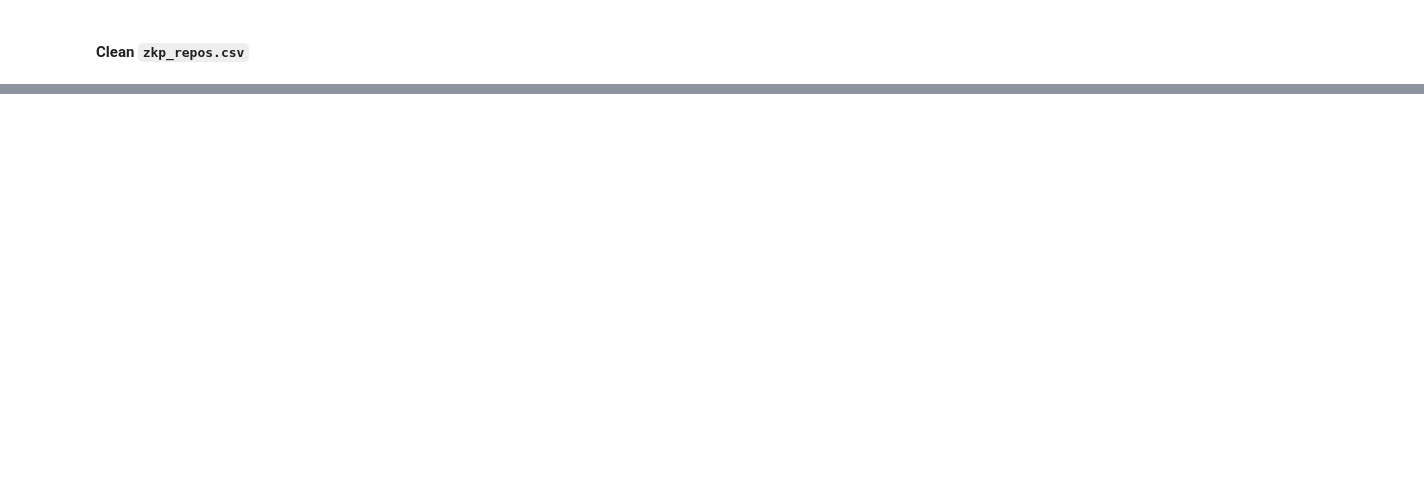
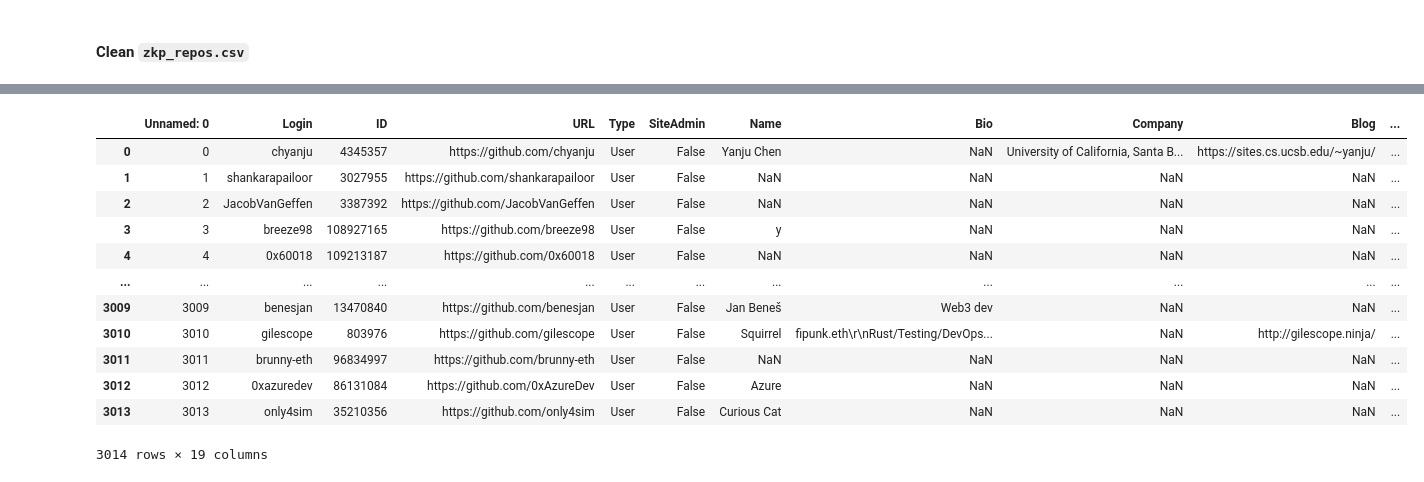
Before and after one commit to itsybitsycyber/zkp_repos, a Jupyter notebook: 0_preprocessing.ipynb, the cells around one changed output, grey strips where cells are left out. Drawn from its saved outputs; the diff is of its cells as text; code cells hidden in the pictures; blank space fills up the shorter version.

```diff
--- a/0_preprocessing.ipynb
+++ b/0_preprocessing.ipynb
@@ -549,0 +632,17 @@ application_authors_df.to_csv('application_authors.csv', mode='a')
+# %%
+application_authors = pd.read_csv('application_contributors.csv')
+application_authors
+# %% [output]
+|  | Unnamed: 0 | Login | ID | URL | Type | SiteAdmin | Name | Bio | Company | Blog | ... |
+| 0 | 0 | chyanju | 4345357 | https://github.com/chyanju | User | False | Yanju Chen | NaN | University of California, Santa B... | https://sites.cs.ucsb.edu/~yanju/ | ... |
+| 1 | 1 | shankarapailoor | 3027955 | https://github.com/shankarapailoor | User | False | NaN | NaN | NaN | NaN | ... |
+| 2 | 2 | JacobVanGeffen | 3387392 | https://github.com/JacobVanGeffen | User | False | NaN | NaN | NaN | NaN | ... |
+| 3 | 3 | breeze98 | 108927165 | https://github.com/breeze98 | User | False | y | NaN | NaN | NaN | ... |
+| 4 | 4 | 0x60018 | 109213187 | https://github.com/0x60018 | User | False | NaN | NaN | NaN | NaN | ... |
+| ... | ... | ... | ... | ... | ... | ... | ... | ... | ... | ... | ... |
+| 3009 | 3009 | benesjan | 13470840 | https://github.com/benesjan | User | False | Jan Beneš | Web3 dev | NaN | NaN | ... |
+| 3010 | 3010 | gilescope | 803976 | https://github.com/gilescope | User | False | Squirrel | fipunk.eth\r\nRust/Testing/DevOps... | NaN | http://gilescope.ninja/ | ... |
+| 3011 | 3011 | brunny-eth | 96834997 | https://github.com/brunny-eth | User | False | NaN | NaN | NaN | NaN | ... |
+| 3012 | 3012 | 0xazuredev | 86131084 | https://github.com/0xAzureDev | User | False | Azure | NaN | NaN | NaN | ... |
+| 3013 | 3013 | only4sim | 35210356 | https://github.com/only4sim | User | False | Curious Cat | NaN | NaN | NaN | ... |
+3014 rows × 19 columns
```
Also changed, not shown: parts of 35 cells of this notebook, 10 other files.
